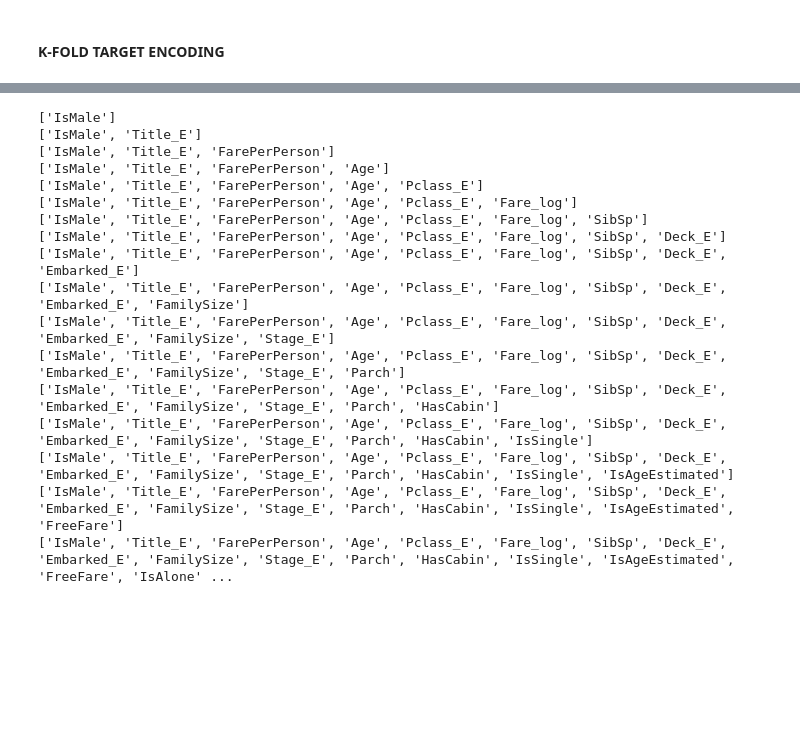
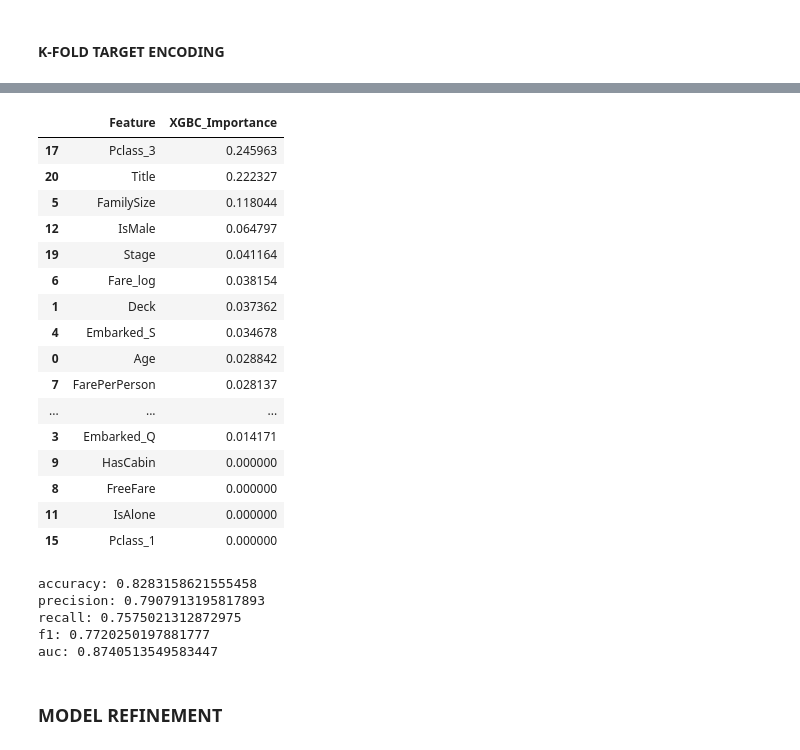
Before and after one commit to fabiogaldinho/Titanic-Classification, a Jupyter notebook: notebooks/03_Modeling_and_Tuning.ipynb, the cells around one changed output, grey strips where cells are left out. Drawn from its saved outputs; the diff is of its cells as text; code cells hidden in the pictures; blank space fills up the shorter version.

Commit message:
Model development Finalized
* Updating .gitignore

* Deleting ignored files

* Finished XGBoostClassifier development and refinement with Optuna

* Finalized Model Development

```diff
--- a/notebooks/03_Modeling_and_Tuning.ipynb
+++ b/notebooks/03_Modeling_and_Tuning.ipynb
@@ -516,23 +169,0 @@ for i in range(len(features_KFold)):
-# %%
-for i in range(len(features_KFold)):
-    print(features_KFold[0: i+1])
-#    for j in range(i):
-#        print(features_KFold[0: j+1])
-# %% [output]
-['IsMale']
-['IsMale', 'Title_E']
-['IsMale', 'Title_E', 'FarePerPerson']
-['IsMale', 'Title_E', 'FarePerPerson', 'Age']
-['IsMale', 'Title_E', 'FarePerPerson', 'Age', 'Pclass_E']
-['IsMale', 'Title_E', 'FarePerPerson', 'Age', 'Pclass_E', 'Fare_log']
-['IsMale', 'Title_E', 'FarePerPerson', 'Age', 'Pclass_E', 'Fare_log', 'SibSp']
-['IsMale', 'Title_E', 'FarePerPerson', 'Age', 'Pclass_E', 'Fare_log', 'SibSp', 'Deck_E']
-['IsMale', 'Title_E', 'FarePerPerson', 'Age', 'Pclass_E', 'Fare_log', 'SibSp', 'Deck_E', 'Embarked_E']
-['IsMale', 'Title_E', 'FarePerPerson', 'Age', 'Pclass_E', 'Fare_log', 'SibSp', 'Deck_E', 'Embarked_E', 'FamilySize']
-['IsMale', 'Title_E', 'FarePerPerson', 'Age', 'Pclass_E', 'Fare_log', 'SibSp', 'Deck_E', 'Embarked_E', 'FamilySize', 'Stage_E']
-['IsMale', 'Title_E', 'FarePerPerson', 'Age', 'Pclass_E', 'Fare_log', 'SibSp', 'Deck_E', 'Embarked_E', 'FamilySize', 'Stage_E', 'Parch']
-['IsMale', 'Title_E', 'FarePerPerson', 'Age', 'Pclass_E', 'Fare_log', 'SibSp', 'Deck_E', 'Embarked_E', 'FamilySize', 'Stage_E', 'Parch', 'HasCabin']
-['IsMale', 'Title_E', 'FarePerPerson', 'Age', 'Pclass_E', 'Fare_log', 'SibSp', 'Deck_E', 'Embarked_E', 'FamilySize', 'Stage_E', 'Parch', 'HasCabin', 'IsSingle']
-['IsMale', 'Title_E', 'FarePerPerson', 'Age', 'Pclass_E', 'Fare_log', 'SibSp', 'Deck_E', 'Embarked_E', 'FamilySize', 'Stage_E', 'Parch', 'HasCabin', 'IsSingle', 'IsAgeEstimated']
-['IsMale', 'Title_E', 'FarePerPerson', 'Age', 'Pclass_E', 'Fare_log', 'SibSp', 'Deck_E', 'Embarked_E', 'FamilySize', 'Stage_E', 'Parch', 'HasCabin', 'IsSingle', 'IsAgeEstimated', 'FreeFare']
-['IsMale', 'Title_E', 'FarePerPerson', 'Age', 'Pclass_E', 'Fare_log', 'SibSp', 'Deck_E', 'Embarked_E', 'FamilySize', 'Stage_E', 'Parch', 'HasCabin', 'IsSingle', 'IsAgeEstimated', 'FreeFare', 'IsAlone' ...
@@ -542,0 +170,40 @@ L[3:5]:["MJ", 1]  #The last index is one number larger than the last index
+# %%
+feature_importances = pd.DataFrame({'Feature': Features_OHE,
+                                    'XGBC_Importance': xgbc.feature_importances_
+                                   })
+feature_importances = feature_importances.sort_values(by='XGBC_Importance', ascending=False)
+
+feature_importances
+# %% [output]
+|  | Feature | XGBC_Importance |
+| 17 | Pclass_3 | 0.245963 |
+| 20 | Title | 0.222327 |
+| 5 | FamilySize | 0.118044 |
+| 12 | IsMale | 0.064797 |
+| 19 | Stage | 0.041164 |
+| 6 | Fare_log | 0.038154 |
+| 1 | Deck | 0.037362 |
+| 4 | Embarked_S | 0.034678 |
+| 0 | Age | 0.028842 |
+| 7 | FarePerPerson | 0.028137 |
+| ... | ... | ... |
+| 3 | Embarked_Q | 0.014171 |
+| 9 | HasCabin | 0.000000 |
+| 8 | FreeFare | 0.000000 |
+| 11 | IsAlone | 0.000000 |
+| 15 | Pclass_1 | 0.000000 |
+# %%
+features_xgbc = feature_importances.sort_values(by='XGBC_Importance', ascending=False)['Feature'].to_list()
+
+xgbc = xgb.XGBClassifier(random_state=13)
+
+features_xgbc_sel_OHE = StratKFold_Select(df, features_xgbc, 'Survived', 5, xgbc, False)
+StratKFold(df, features_xgbc_sel_OHE, 'Survived', 5, True, xgbc)
+# %% [output]
+accuracy: 0.8283158621555458
+precision: 0.7907913195817893
+recall: 0.7575021312872975
+f1: 0.7720250197881777
+auc: 0.8740513549583447
+# %% [markdown]
+### **MODEL REFINEMENT**
```
Also changed, not shown: parts of 33 cells of this notebook, 20 other files.
